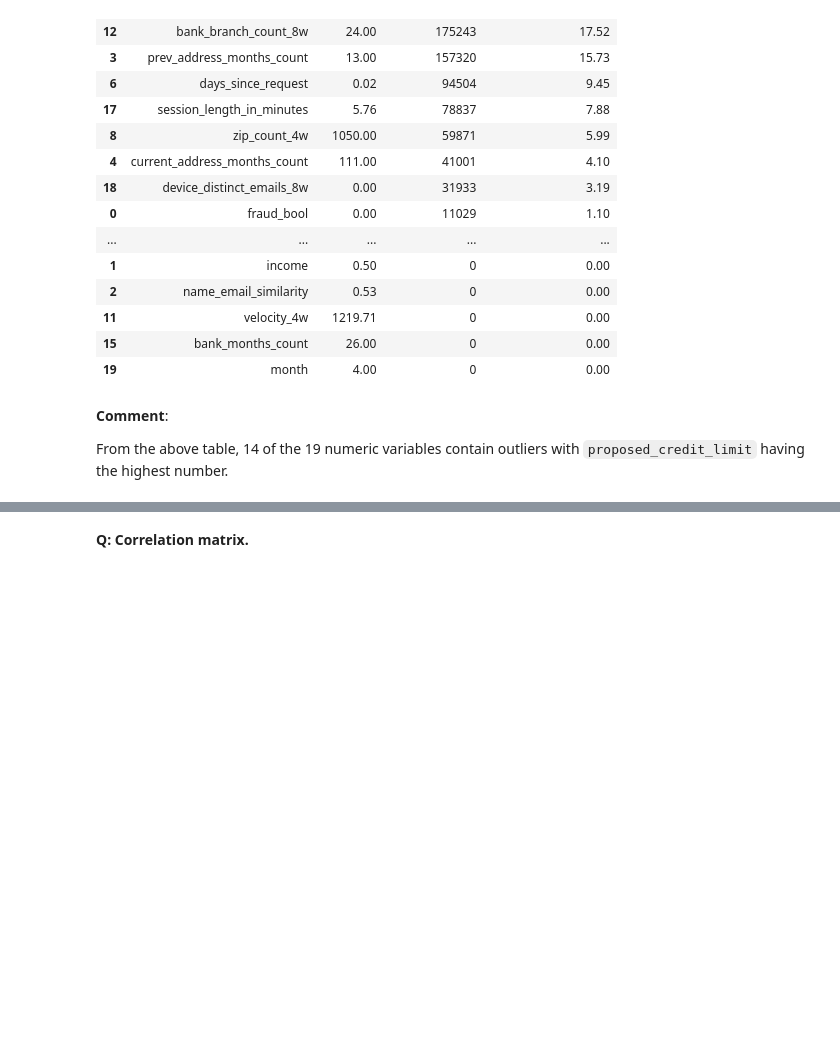
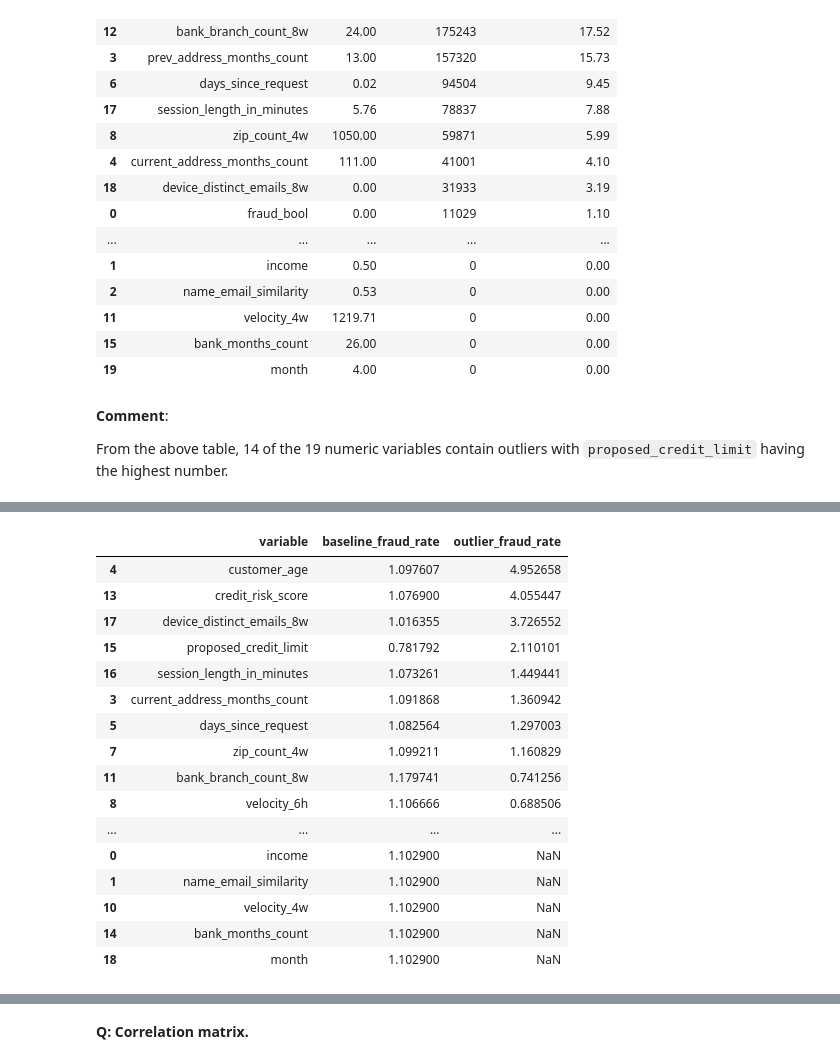
Before and after one commit to mrlizhaozhi/fraud-detection-data-analytics-and-modelling, a Jupyter notebook: BAF-Fraud-Detection-Models.ipynb, the cells around one changed output, grey strips where cells are left out. Cells and saved outputs as stored; diff of their text form; code cells hidden in the pictures; blank space fills up the shorter version.

```diff
--- a/BAF-Fraud-Detection-Models.ipynb
+++ b/BAF-Fraud-Detection-Models.ipynb
@@ -861,0 +799,21 @@ df
+# %%
+# rank order outlier fraud rate
+outlier_fraud_rate_table.sort_values(by='outlier_fraud_rate', ascending=False)
+# %% [output]
+|  | variable | baseline_fraud_rate | outlier_fraud_rate |
+| 4 | customer_age | 1.097607 | 4.952658 |
+| 13 | credit_risk_score | 1.076900 | 4.055447 |
+| 17 | device_distinct_emails_8w | 1.016355 | 3.726552 |
+| 15 | proposed_credit_limit | 0.781792 | 2.110101 |
+| 16 | session_length_in_minutes | 1.073261 | 1.449441 |
+| 3 | current_address_months_count | 1.091868 | 1.360942 |
+| 5 | days_since_request | 1.082564 | 1.297003 |
+| 7 | zip_count_4w | 1.099211 | 1.160829 |
+| 11 | bank_branch_count_8w | 1.179741 | 0.741256 |
+| 8 | velocity_6h | 1.106666 | 0.688506 |
+| ... | ... | ... | ... |
+| 0 | income | 1.102900 | NaN |
+| 1 | name_email_similarity | 1.102900 | NaN |
+| 10 | velocity_4w | 1.102900 | NaN |
+| 14 | bank_months_count | 1.102900 | NaN |
+| 18 | month | 1.102900 | NaN |
```
Also changed, not shown: parts of 13 cells of this notebook.
